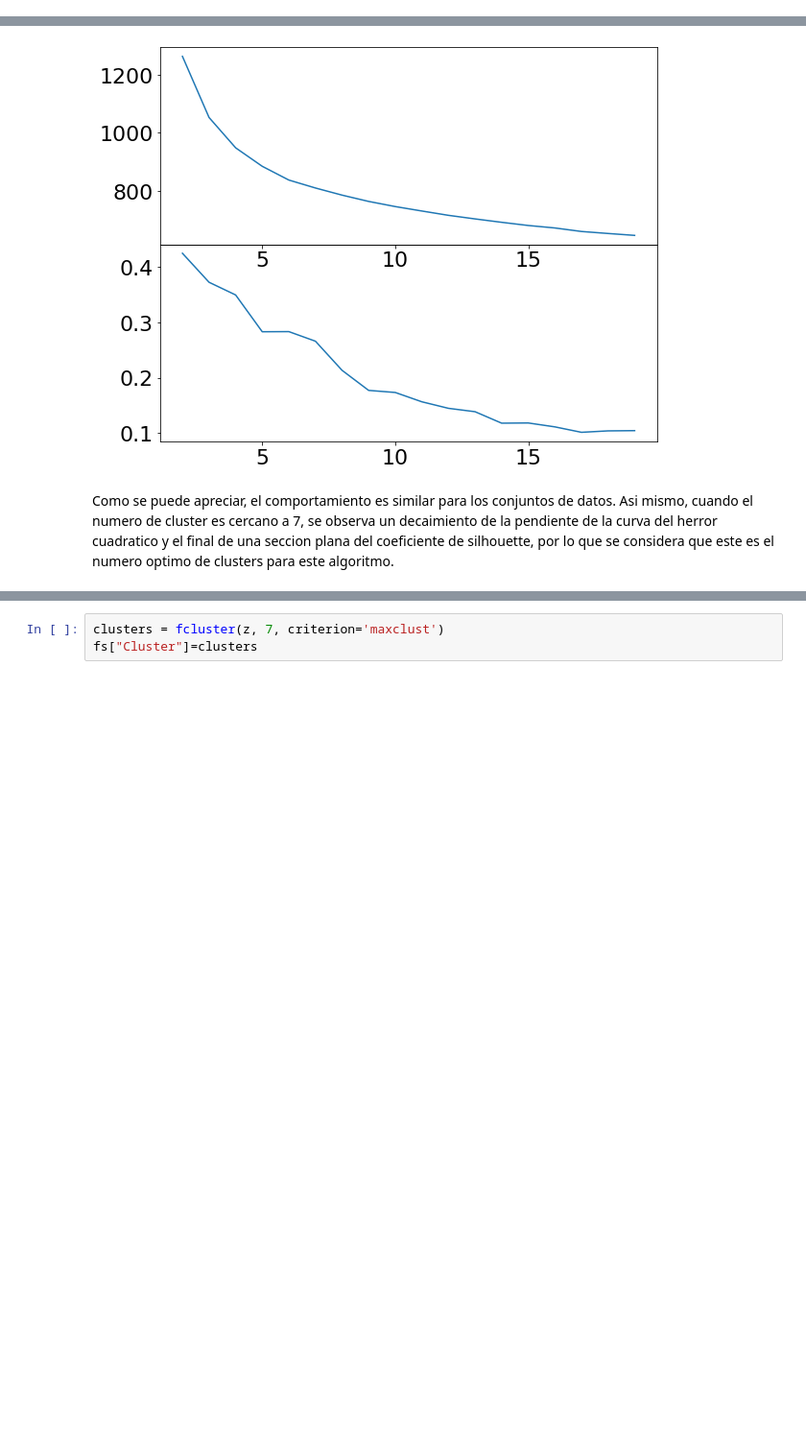
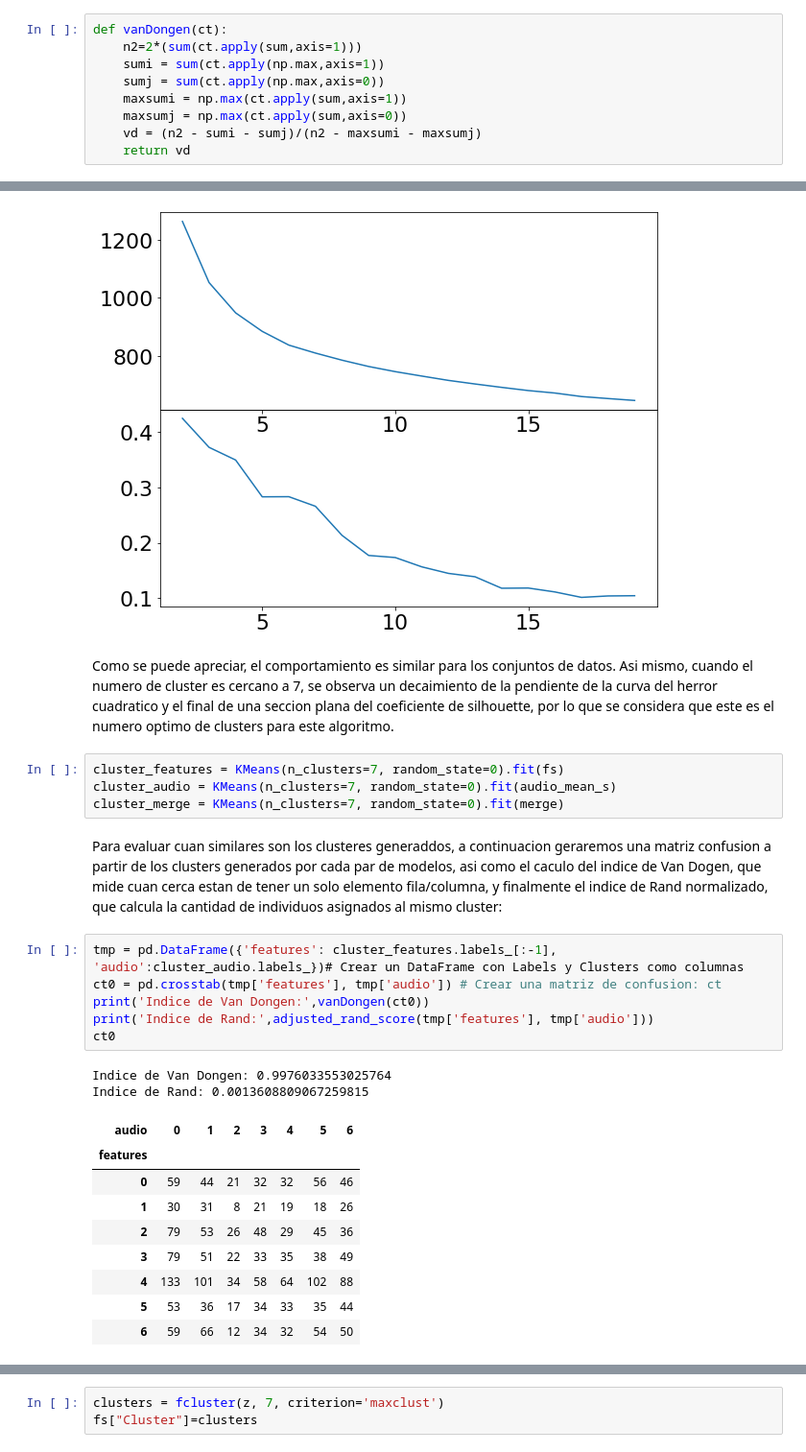
Before and after one commit to jjiguaran/Cluster-de-audio, a Jupyter notebook: TP1_CYT.ipynb, the cells around one changed output, grey strips where cells are left out. Shown at 96% size. Saved outputs shown, nothing was run; the diff lists cells and outputs as text; blank space fills up the shorter version.

```diff
--- a/TP1_CYT.ipynb
+++ b/TP1_CYT.ipynb
@@ -135,3 +140,12 @@ def calculo_sse(labels,data,centers):
+# %%
+def vanDongen(ct):
+    n2=2*(sum(ct.apply(sum,axis=1)))
+    sumi = sum(ct.apply(np.max,axis=1))
+    sumj = sum(ct.apply(np.max,axis=0))
+    maxsumi = np.max(ct.apply(sum,axis=1))
+    maxsumj = np.max(ct.apply(sum,axis=0))
+    vd = (n2 - sumi - sumj)/(n2 - maxsumi - maxsumj)
+    return vd
 # %% [markdown]
 Luego, es necesario calcular las distancias de cada una de las canciones con las demas, para cada uno de los datasets para poder utilizar dichas distancias en el calculo del coeficiente de silhouette:
 # %%
@@ -200,3 +214,27 @@ plt.plot(x,sse)
 [figure]
 # %% [markdown]
 Como se puede apreciar, el comportamiento es similar para los conjuntos de datos. Asi mismo, cuando el numero de cluster es cercano a 7, se observa un decaimiento de la pendiente de la curva del herror cuadratico y el final de una seccion plana del coeficiente de silhouette, por lo que se considera que este es el numero optimo de clusters para este algoritmo.
+# %%
+cluster_features = KMeans(n_clusters=7, random_state=0).fit(fs)
+cluster_audio = KMeans(n_clusters=7, random_state=0).fit(audio_mean_s)
+cluster_merge = KMeans(n_clusters=7, random_state=0).fit(merge)
+# %% [markdown]
+Para evaluar cuan similares son los clusteres generaddos, a continuacion geraremos una matriz confusion a partir de los clusters generados por cada par de modelos, asi como el caculo del indice de Van Dogen, que mide cuan cerca estan de tener un solo elemento fila/columna, y finalmente el indice de Rand normalizado, que calcula la cantidad de individuos asignados al mismo cluster:
+# %%
+tmp = pd.DataFrame({'features': cluster_features.labels_[:-1], 'audio':cluster_audio.labels_})# Crear un DataFrame con Labels y Clusters como columnas
+ct0 = pd.crosstab(tmp['features'], tmp['audio']) # Crear una matriz de confusion: ct
+print('Indice de Van Dongen:',vanDongen(ct0))
+print('Indice de Rand:',adjusted_rand_score(tmp['features'], tmp['audio']))
+ct0
+# %% [output]
+Indice de Van Dongen: 0.9976033553025764
+Indice de Rand: 0.0013608809067259815
+| audio | 0 | 1 | 2 | 3 | 4 | 5 | 6 |
+| features |  |  |  |  |  |  |  |
+| 0 | 59 | 44 | 21 | 32 | 32 | 56 | 46 |
+| 1 | 30 | 31 | 8 | 21 | 19 | 18 | 26 |
+| 2 | 79 | 53 | 26 | 48 | 29 | 45 | 36 |
+| 3 | 79 | 51 | 22 | 33 | 35 | 38 | 49 |
+| 4 | 133 | 101 | 34 | 58 | 64 | 102 | 88 |
+| 5 | 53 | 36 | 17 | 34 | 33 | 35 | 44 |
+| 6 | 59 | 66 | 12 | 34 | 32 | 54 | 50 |
```
Also changed, not shown: parts of 16 cells of this notebook.
